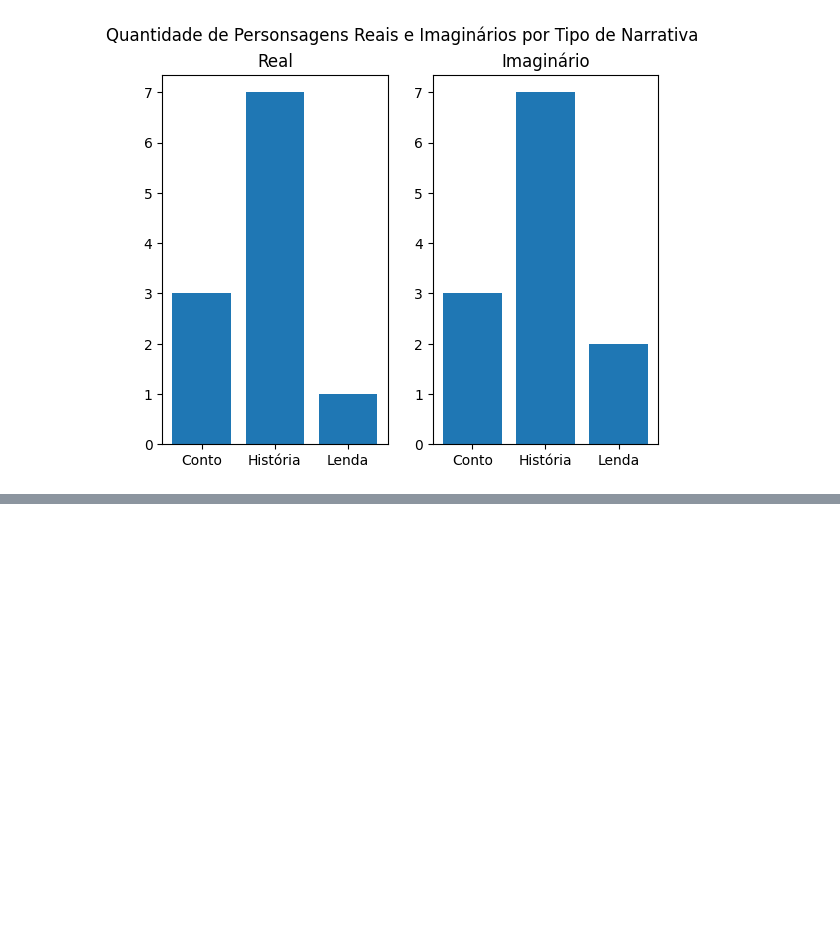
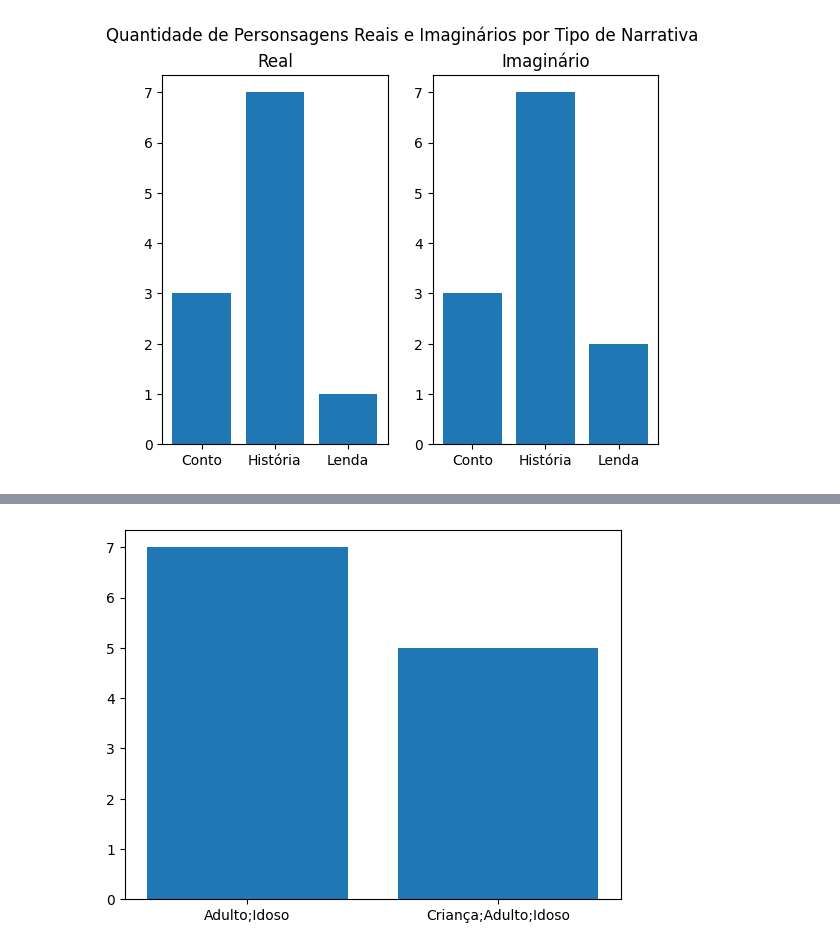
Before and after one commit to brunogomesifrn/pp23narrativas, a Jupyter notebook: temp/analise/exemplo.ipynb, the cells around one changed output, grey strips where cells are left out. Cells and saved outputs as stored; diff of their text form; code cells hidden in the pictures; blank space fills up the shorter version.

```diff
--- a/temp/analise/exemplo.ipynb
+++ b/temp/analise/exemplo.ipynb
@@ -83,0 +102,9 @@ plt.show()
+# %%
+import matplotlib.pyplot as plt
+
+y = narrativas.groupby('Publicos')['Publicos'].count().values
+x = narrativas.groupby('Publicos')['Publicos'].count().index
+plt.bar(x,y)
+plt.show()
+# %% [output]
+[figure, added]
```
Also changed, not shown: parts of 7 cells of this notebook, 1 other file.
